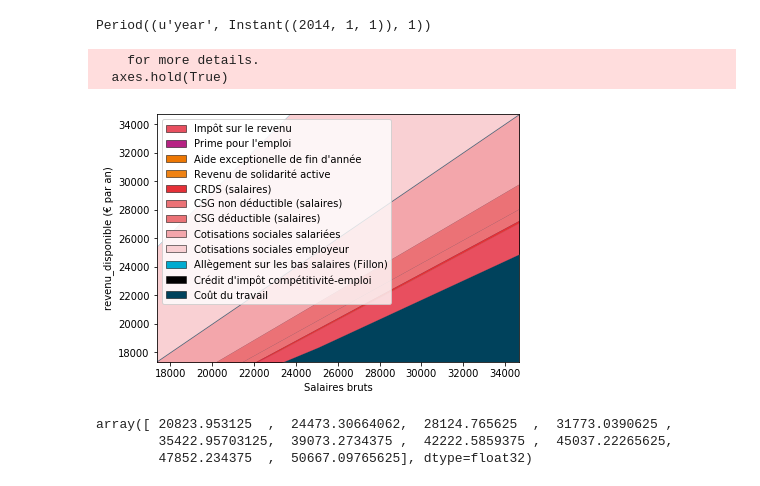
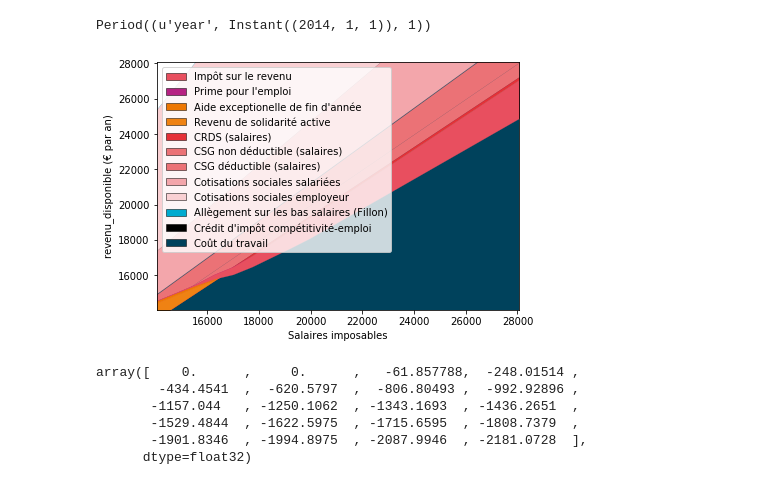
Before and after one commit to openfisca/openfisca-events, a Jupyter notebook: users/benjello/test_generateur_cas_types.ipynb, the cells around one changed output. Saved outputs shown, nothing was run; the diff lists cells and outputs as text; code cells hidden in the pictures.

```diff
--- a/users/benjello/test_generateur_cas_types.ipynb
+++ b/users/benjello/test_generateur_cas_types.ipynb
@@ -9,7 +9,7 @@ import openfisca_france    # module décrivant le système socio-fiscal françai
 TaxBenefitSystem = openfisca_france.FranceTaxBenefitSystem  # Initialisation de la classe décrivant le système socio-fiscal français
 tax_benefit_system = TaxBenefitSystem()  # Création d'une instance du système socio-fiscal français
 # %%
-scenario_kwargs = create_scenario_superieur_smic(year = 2014)
+scenario_kwargs = create_scenario_superieur_smic(year = 2014, nb_smic_max = 2, count = 20)
 # %%
 scenario = tax_benefit_system.new_scenario().init_single_entity(**scenario_kwargs)
 simulation = scenario.new_simulation()
@@ -20,14 +20,15 @@ Period((u'year', Instant((2014, 1, 1)), 1))
 # %%
 from openfisca_matplotlib import graphs
 # %%
-graphs.draw_bareme(simulation, x_axis = 'salaire_brut')
+graphs.draw_bareme(simulation, x_axis = 'salaire_imposable')
 # %% [output]
-    for more details.
-  axes.hold(True)
-[figure, old version]
+[figure, new version]
 # %%
-simulation.calculate_add('salaire_super_brut', period = 2014)
+simulation.calculate_add('irpp', period = 2014)
 # %% [output]
-array([ 20823.953125  ,  24473.30664062,  28124.765625  ,  31773.0390625 ,
-        35422.95703125,  39073.2734375 ,  42222.5859375 ,  45037.22265625,
-        47852.234375  ,  50667.09765625], dtype=float32)
+array([    0.      ,     0.      ,   -61.857788,  -248.01514 ,
+        -434.4541  ,  -620.5797  ,  -806.80493 ,  -992.92896 ,
+       -1157.044   , -1250.1062  , -1343.1693  , -1436.2651  ,
+       -1529.4844  , -1622.5975  , -1715.6595  , -1808.7379  ,
+       -1901.8346  , -1994.8975  , -2087.9946  , -2181.0728  ],
+      dtype=float32)
```
